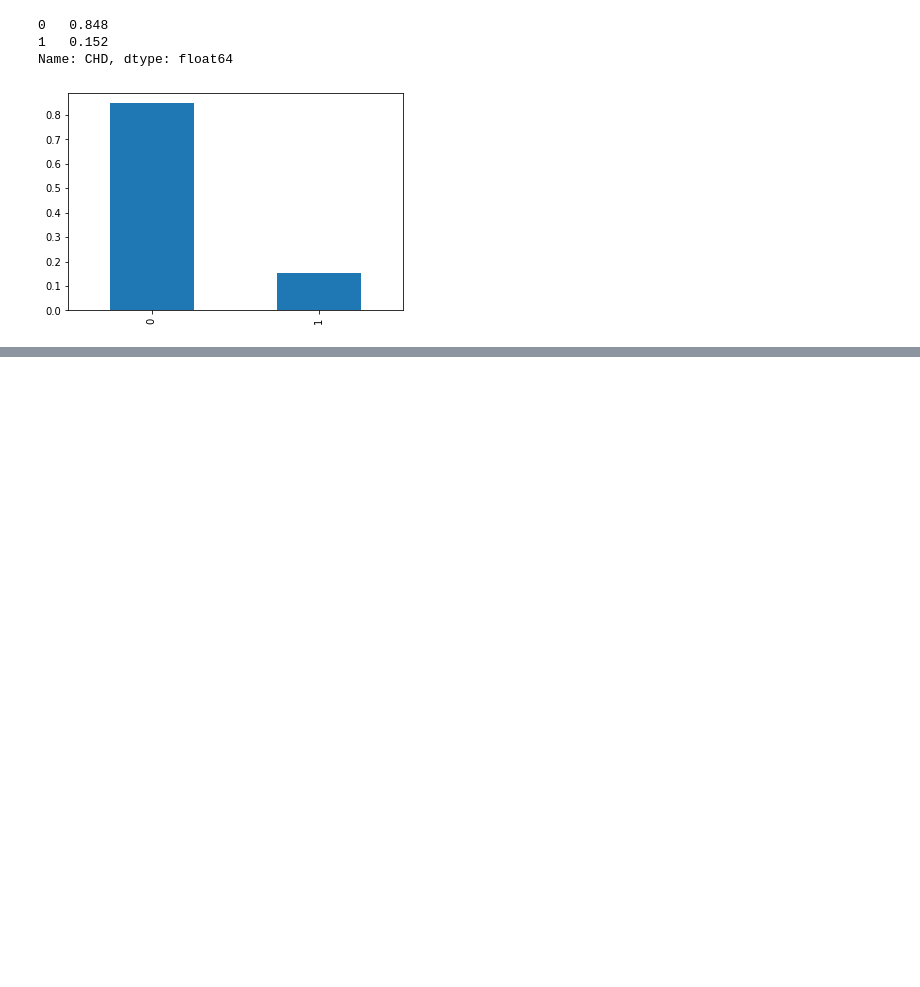
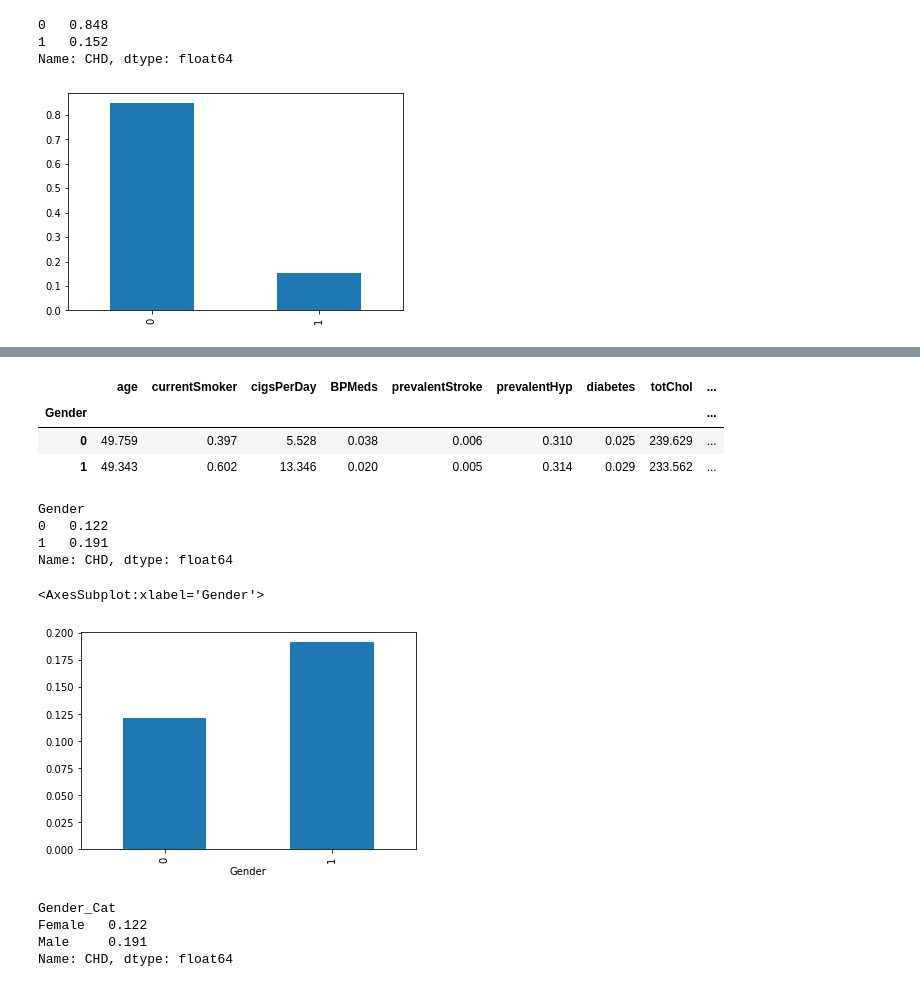
Before and after one commit to dine18/Dissertation-Project, a Jupyter notebook: HDP/HDPML.ipynb, the cells around one changed output, grey strips where cells are left out. Cells and saved outputs as stored; diff of their text form; code cells hidden in the pictures; blank space fills up the shorter version.

```diff
--- a/HDP/HDPML.ipynb
+++ b/HDP/HDPML.ipynb
@@ -229,3 +229,7 @@ df_fhs['CHD'].value_counts(normalize=True).plot(kind='bar')
 plt.show()
 # %% [output]
 [figure]
+# %%
+# Renaming male to Gender
+df_fhs.rename(columns={"male": "Gender"}, inplace=True)
+df_fhs.head()
@@ -231,0 +243,29 @@ plt.show()
+# %%
+#Getting the mean values for both Genders (Male-1, Female-0)
+df_fhs.groupby('Gender').mean()
+# %% [output]
+|  | age | currentSmoker | cigsPerDay | BPMeds | prevalentStroke | prevalentHyp | diabetes | totChol | ... |
+| Gender |  |  |  |  |  |  |  |  | ... |
+| 0 | 49.759 | 0.397 | 5.528 | 0.038 | 0.006 | 0.310 | 0.025 | 239.629 | ... |
+| 1 | 49.343 | 0.602 | 13.346 | 0.020 | 0.005 | 0.314 | 0.029 | 233.562 | ... |
+# %%
+#Getting the mean values only for CHD for both Genders (Male-1, Female-0)
+df_fhs.groupby('Gender')['CHD'].mean()
+# %% [output]
+Gender
+0   0.122
+1   0.191
+Name: CHD, dtype: float64
+# %%
+df_fhs.groupby('Gender')['CHD'].mean().plot(kind='bar')
+# %% [output]
+<AxesSubplot:xlabel='Gender'>
+[figure, added]
+# %%
+df_fhs['Gender_Cat'] = df_fhs['Gender'].replace([0,1],['Female','Male'])
+df_fhs.groupby('Gender_Cat')['CHD'].mean()
+# %% [output]
+Gender_Cat
+Female   0.122
+Male     0.191
+Name: CHD, dtype: float64
```
Also changed, not shown: parts of 11 cells of this notebook.
